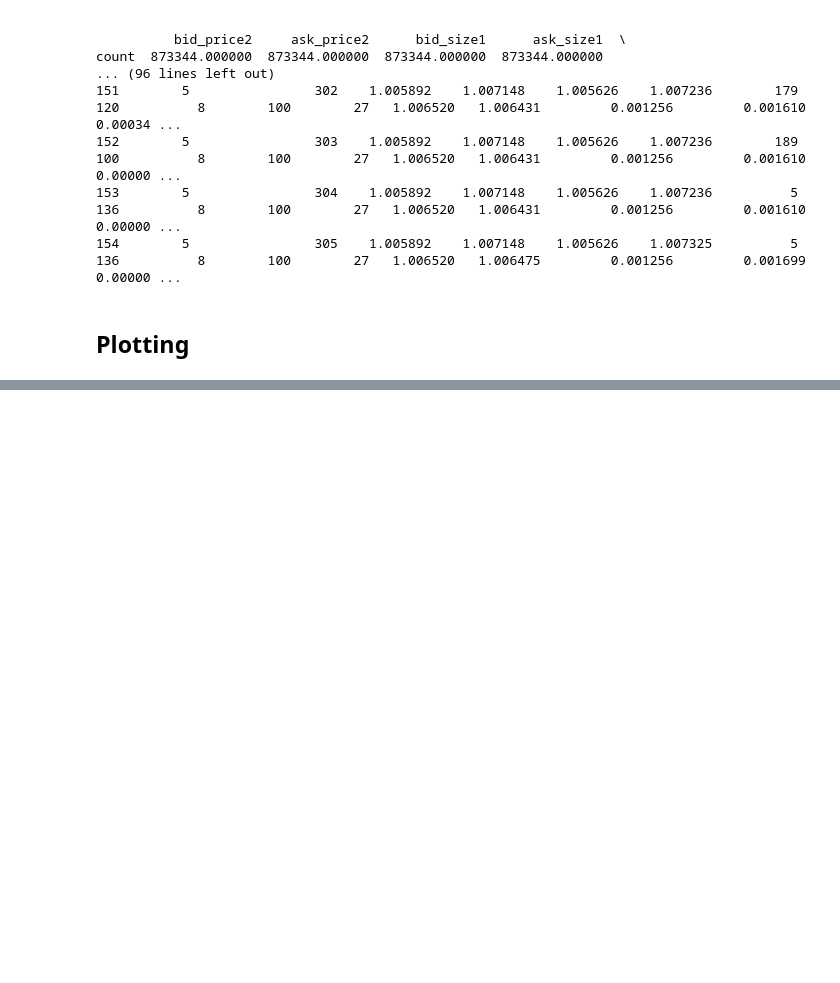
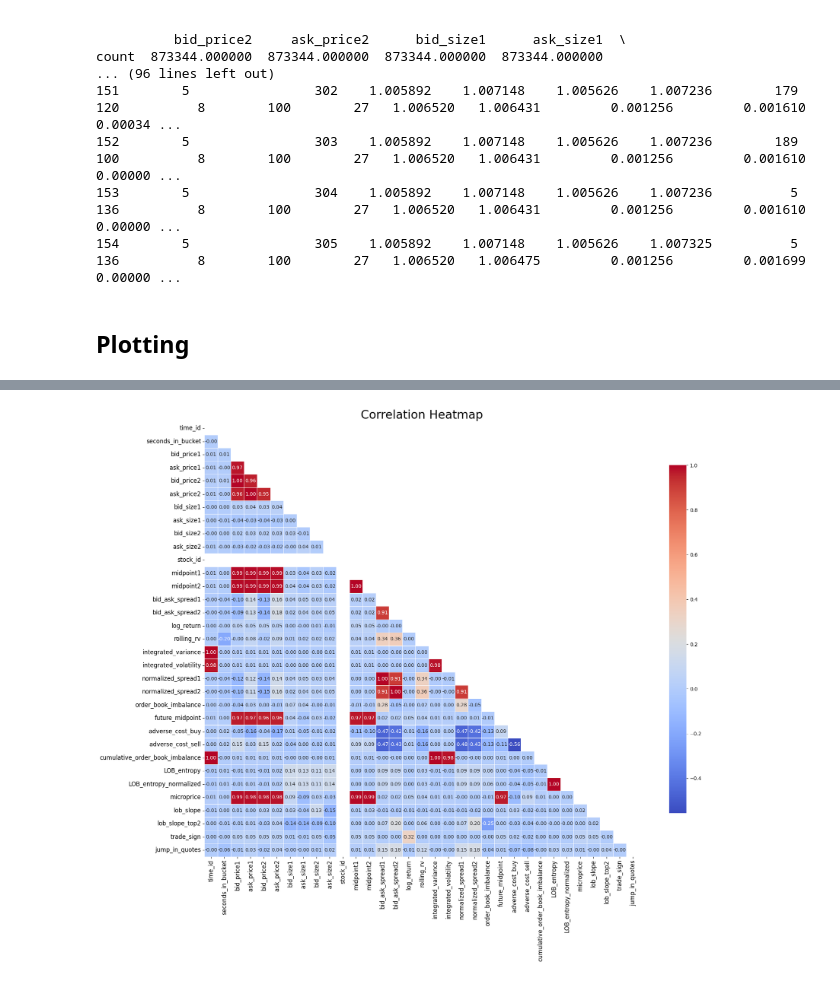
Before and after one commit to Ayush-Singh-31/Optiver-07, a Jupyter notebook: Subset.ipynb, the cells around one changed output, grey strips where cells are left out. Saved outputs shown, nothing was run; the diff lists cells and outputs as text; code cells hidden in the pictures; blank space fills up the shorter version.

```diff
--- a/Subset.ipynb
+++ b/Subset.ipynb
@@ -285,0 +307,17 @@ plot_all_features_and_save(df)
+# %%
+def plot_correlation_heatmap(df):
+    corr_matrix = df.corr()
+    mask = np.triu(np.ones_like(corr_matrix, dtype=bool))
+    plt.figure(figsize=(20, 16))
+    sns.heatmap(corr_matrix, annot=True, fmt=".2f", mask=mask, cmap='coolwarm',
+                linewidths=0.5, linecolor='white', square=True, cbar_kws={"shrink": 0.8})
+
+    plt.title("Correlation Heatmap", fontsize=24)
+    plt.xticks(rotation=90, fontsize=12)
+    plt.yticks(rotation=0, fontsize=12)
+    plt.tight_layout()
+    plt.show()
+
+plot_correlation_heatmap(df)
+# %% [output]
+[figure, added]
```
Also changed, not shown: parts of 3 cells of this notebook, 2 other files.
